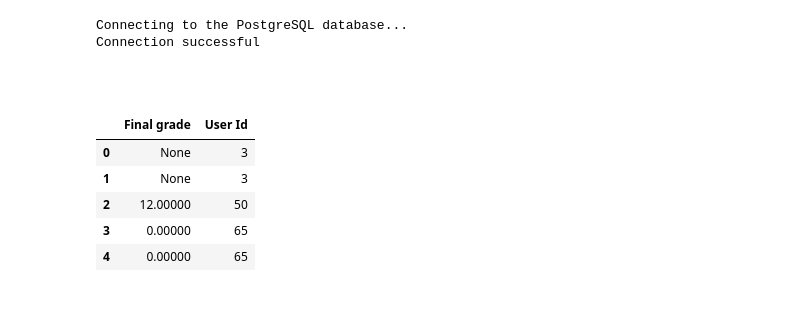
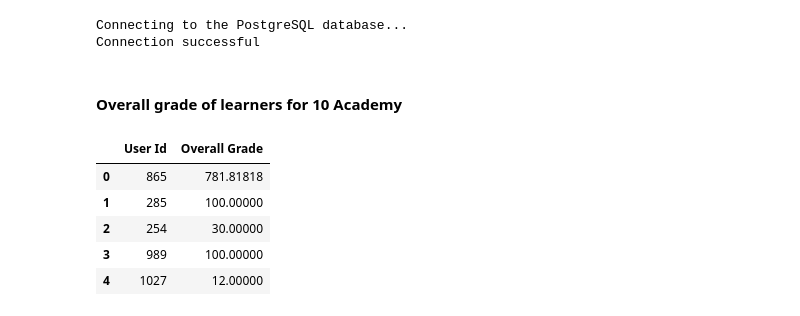
Before and after one commit to dmarinere/Moodle_-Education_data_Analysis, a Jupyter notebook: Moodle_DataBase.ipynb, the cells around one changed output. Drawn from its saved outputs; the diff is of its cells as text; code cells hidden in the pictures.

```diff
--- a/Moodle_DataBase.ipynb
+++ b/Moodle_DataBase.ipynb
@@ -322,17 +322,17 @@ conn = connect(param_dic)
 # %% [output]
 Connecting to the PostgreSQL database...
 Connection successful
-# %% [markdown]
-###
+# %% [markdown]
+#### Overall grade of learners for 10 Academy
 # %%
-column_names = ["Final grade", "User Id"]
+column_names = ["User Id", "Overall Grade"]
 # Execute the "SELECT *" query
-df = postgresql_to_dataframe(conn, "select finalgrade, userid from mdl_grade_grades", column_names)
+df = postgresql_to_dataframe(conn, "select distinct(userid), finalgrade from mdl_grade_grades Where finalgrade is not null", column_names)
 df.head()
 # %% [output]
-|  | Final grade | User Id |
-| 0 | None | 3 |
-| 1 | None | 3 |
-| 2 | 12.00000 | 50 |
-| 3 | 0.00000 | 65 |
-| 4 | 0.00000 | 65 |
+|  | User Id | Overall Grade |
+| 0 | 865 | 781.81818 |
+| 1 | 285 | 100.00000 |
+| 2 | 254 | 30.00000 |
+| 3 | 989 | 100.00000 |
+| 4 | 1027 | 12.00000 |
```
Also changed, not shown: parts of 2 cells of this notebook.
